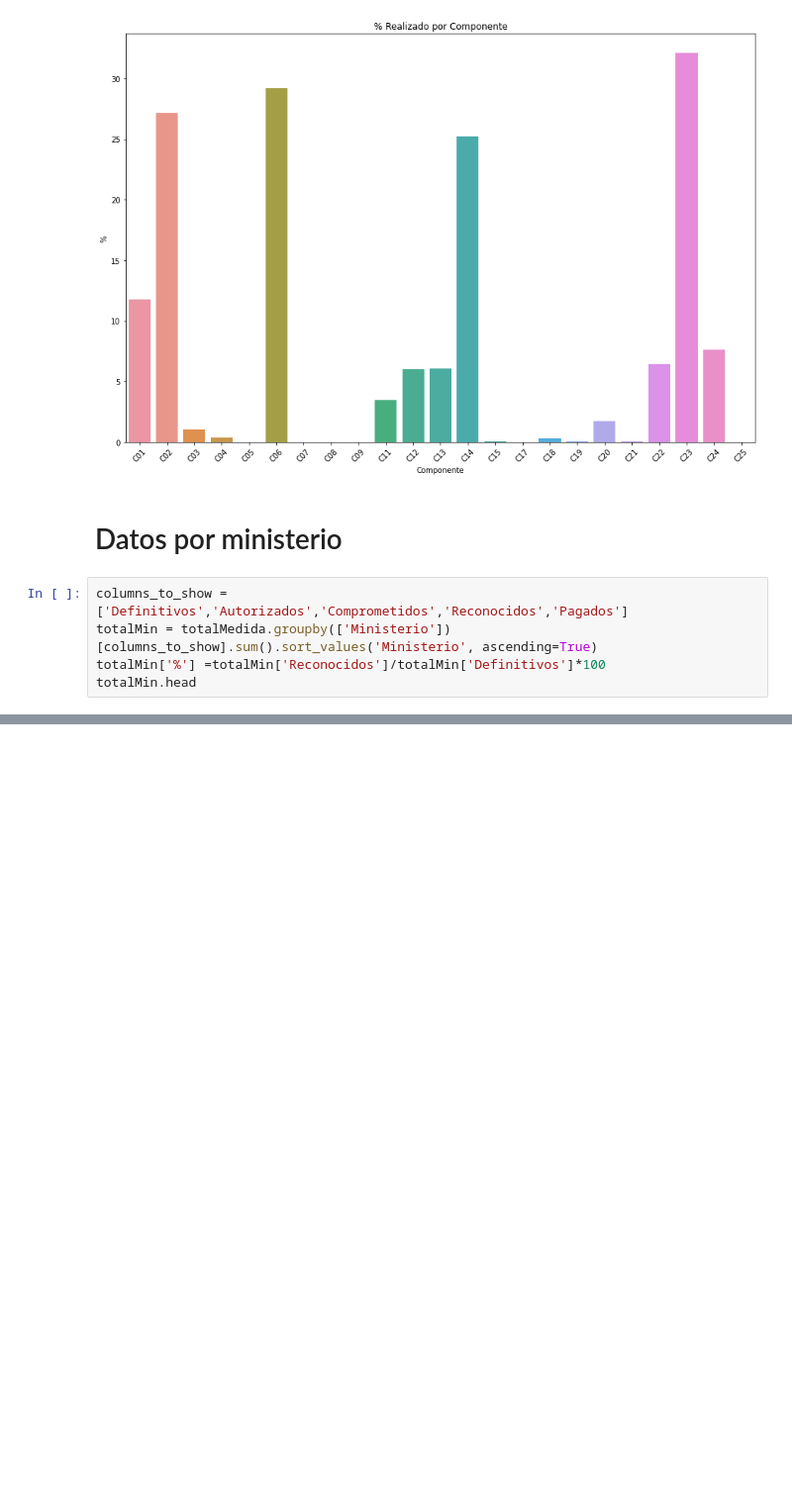
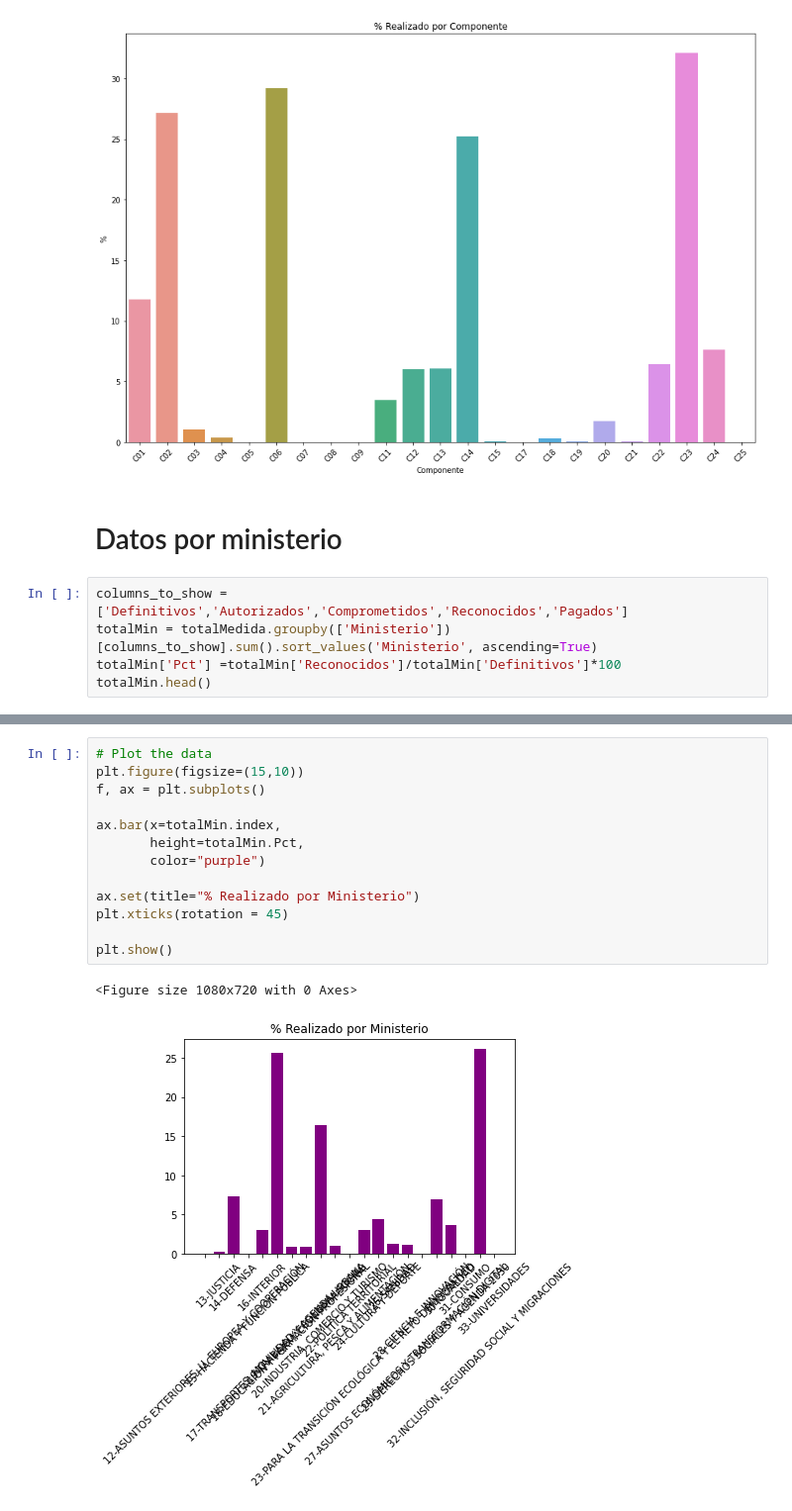
Before and after one commit to jmartinz/Kaggle, a Jupyter notebook: mrr-ejecucionpresupuestaria.ipynb, the cells around one changed output, grey strips where cells are left out. Shown at 99% size. Cells and saved outputs as stored; diff of their text form; blank space fills up the shorter version.

```diff
--- a/mrr-ejecucionpresupuestaria.ipynb
+++ b/mrr-ejecucionpresupuestaria.ipynb
@@ -206,6 +207,6 @@ Text(0.5, 1.0, '% Realizado por Componente')
 # %%
 columns_to_show = ['Definitivos','Autorizados','Comprometidos','Reconocidos','Pagados']
 totalMin = totalMedida.groupby(['Ministerio'])[columns_to_show].sum().sort_values('Ministerio', ascending=True)
-totalMin['%'] =totalMin['Reconocidos']/totalMin['Definitivos']*100
-totalMin.head
+totalMin['Pct'] =totalMin['Reconocidos']/totalMin['Definitivos']*100
+totalMin.head()
 # %% [output]
@@ -229,3 +220,19 @@ UNIVERSIDADES                                        0.000000  >
+# %%
+# Plot the data
+plt.figure(figsize=(15,10))
+f, ax = plt.subplots()
+
+ax.bar(x=totalMin.index,
+       height=totalMin.Pct,
+       color="purple")
+
+ax.set(title="% Realizado por Ministerio")
+plt.xticks(rotation = 45)
+
+plt.show()
+# %% [output]
+<Figure size 1080x720 with 0 Axes>
+[figure, added]
 # %%
 plt.figure(figsize=(15,10))
 sns.barplot(x=totalMin.index, y=totalComp['%'])
```
Also changed, not shown: parts of 6 cells of this notebook.
